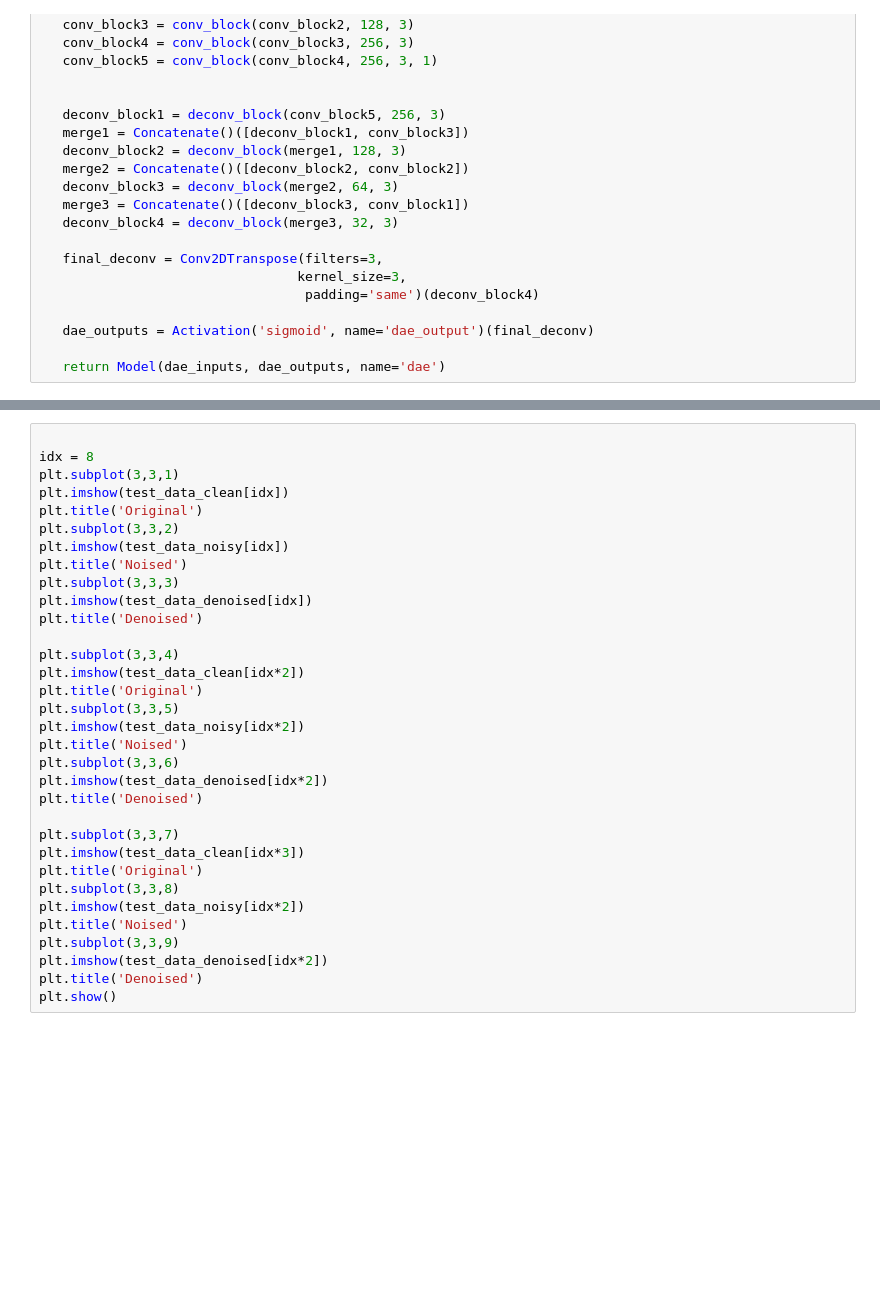
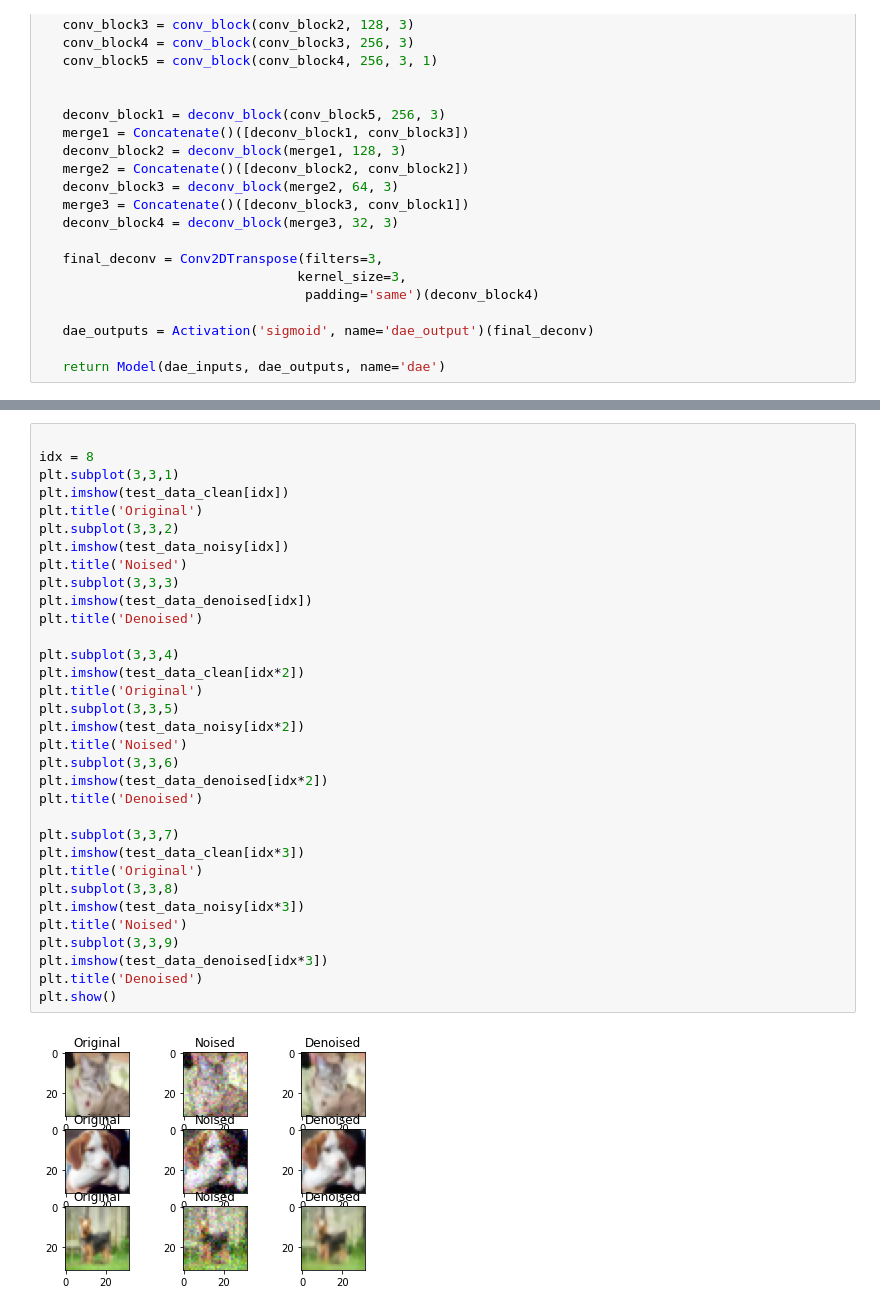
Before and after one commit to JakubCzech/Interns2020, a Jupyter notebook: AE_Final.ipynb, the cells around one changed output, grey strips where cells are left out. Saved outputs shown, nothing was run; the diff lists cells and outputs as text; blank space fills up the shorter version.

```diff
--- a/AE_Final.ipynb
+++ b/AE_Final.ipynb
@@ -84,32 +98,34 @@ Epoch 1/40
 
 idx = 8
 plt.subplot(3,3,1)
 plt.imshow(test_data_clean[idx])
 plt.title('Original')
 plt.subplot(3,3,2)
 plt.imshow(test_data_noisy[idx])
 plt.title('Noised')
 plt.subplot(3,3,3)
 plt.imshow(test_data_denoised[idx])
 plt.title('Denoised')
 
 plt.subplot(3,3,4)
 plt.imshow(test_data_clean[idx*2])
 plt.title('Original')
 plt.subplot(3,3,5)
 plt.imshow(test_data_noisy[idx*2])
 plt.title('Noised')
 plt.subplot(3,3,6)
 plt.imshow(test_data_denoised[idx*2])
 plt.title('Denoised')
 
 plt.subplot(3,3,7)
 plt.imshow(test_data_clean[idx*3])
 plt.title('Original')
 plt.subplot(3,3,8)
-plt.imshow(test_data_noisy[idx*2])
+plt.imshow(test_data_noisy[idx*3])
 plt.title('Noised')
 plt.subplot(3,3,9)
-plt.imshow(test_data_denoised[idx*2])
+plt.imshow(test_data_denoised[idx*3])
 plt.title('Denoised')
 plt.show()
+# %% [output]
+[figure, added]
```
Also changed, not shown: parts of 1 cell of this notebook.
